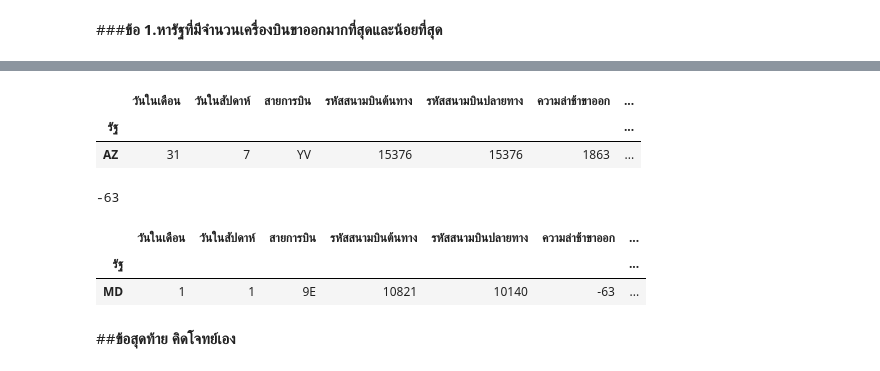
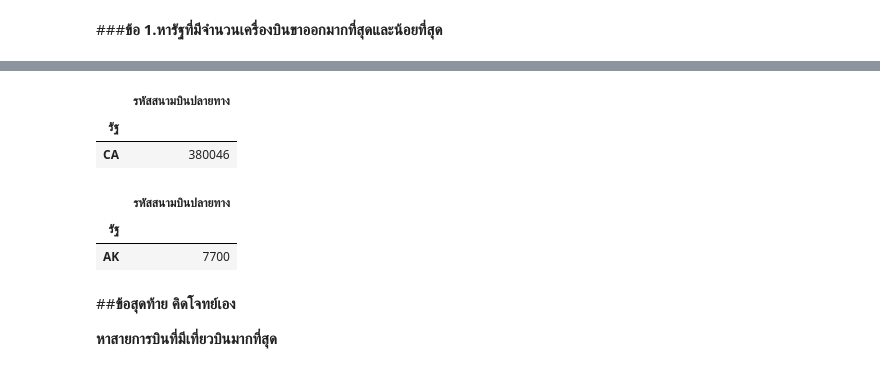
Before and after one commit to gameaphiwat/DWDM21, a Jupyter notebook: Mini_Exam.ipynb, the cells around one changed output, grey strips where cells are left out. Saved outputs shown, nothing was run; the diff lists cells and outputs as text; code cells hidden in the pictures.

```diff
--- a/Mini_Exam.ipynb
+++ b/Mini_Exam.ipynb
@@ -138,20 +181,18 @@ merged_table['ความล่าช้าขาออก'].max()
 # %%
-maxEx1 = merged_table.groupby('รัฐ').max().sort_values(by=['ความล่าช้าขาออก'],ascending=False) #รัฐที่มีจำนวนเครื่องบินขาเข้ามากที่สุด
-maxEx1.iloc[:1,:]
+maxEx4 = merged_table.groupby('รัฐ').count().sort_values(by=['รหัสสนามบินปลายทาง'],ascending=False)  #รัฐ ที่มีสนามบินปลายทาง มากสุด
+maxEx4.iloc[:1,4:5]
 # %% [output]
-|  | วันในเดือน | วันในสัปดาห์ | สายการบิน | รหัสสนามบินต้นทาง | รหัสสนามบินปลายทาง | ความล่าช้าขาออก | ... |
-| รัฐ |  |  |  |  |  |  | ... |
-| AZ | 31 | 7 | YV | 15376 | 15376 | 1863 | ... |
+|  | รหัสสนามบินปลายทาง |
+| รัฐ |  |
+| CA | 380046 |
-# %%
-merged_table['ความล่าช้าขาออก'].min()
-# %% [output]
--63
 # %%
-minEx1 = merged_table.groupby('รัฐ').min().sort_values(by=['ความล่าช้าขาออก'],ascending=False) #รัฐที่มีจำนวนเครื่องบินขาเข้าน้อยที่สุด
-minEx1.iloc[-1:,:]
+minEx4 = merged_table.groupby('รัฐ').count().sort_values(by=['รหัสสนามบินปลายทาง'],ascending=False) #รัฐ ที่มีสนามบินปลายทาง น้อยสุด เพราะโจทย์ถามขาออก
+minEx4.iloc[-1:,4:5]
 # %% [output]
-|  | วันในเดือน | วันในสัปดาห์ | สายการบิน | รหัสสนามบินต้นทาง | รหัสสนามบินปลายทาง | ความล่าช้าขาออก | ... |
-| รัฐ |  |  |  |  |  |  | ... |
-| MD | 1 | 1 | 9E | 10821 | 10140 | -63 | ... |
+|  | รหัสสนามบินปลายทาง |
+| รัฐ |  |
+| AK | 7700 |
 # %% [markdown]
 ##**ข้อสุดท้าย คิดโจทย์เอง**
+
+**หาสายการบินที่มีเที่ยวบินมากที่สุด**
```
Also changed, not shown: parts of 13 cells of this notebook.
